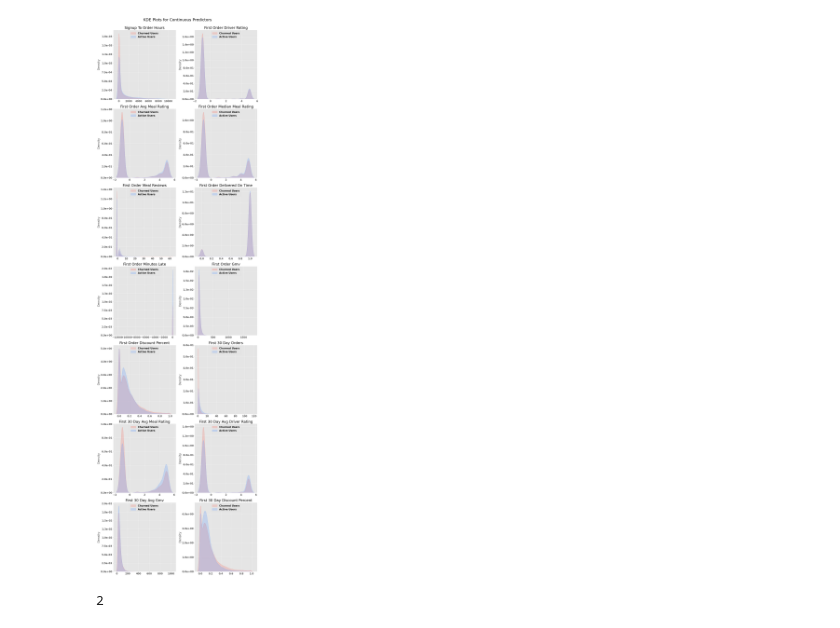
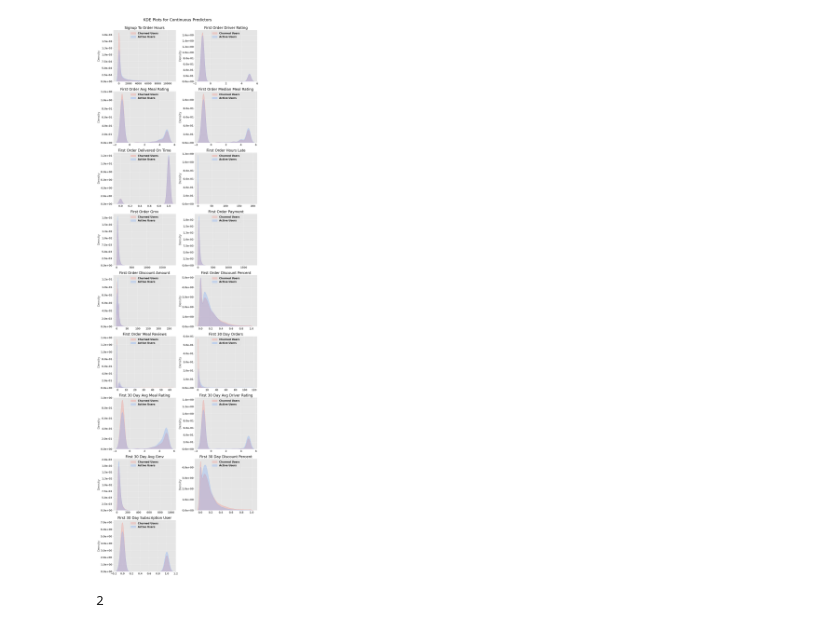
Before and after one commit to joesanfilippo/food_delivery_churn, a Jupyter notebook: notebooks/eda_notebook.ipynb, the cells around one changed output. Cells and saved outputs as stored; diff of their text form; code cells hidden in the pictures.

```diff
--- a/notebooks/eda_notebook.ipynb
+++ b/notebooks/eda_notebook.ipynb
@@ -139,40 +118,29 @@ Name: signup_to_order_hours, Length: 39943, dtype: float64
 # %%
-kde_data = churn_df[['signup_to_order_hours'
-                     , 'first_order_driver_rating'
-                     , 'first_order_avg_meal_rating'
-                     , 'first_order_median_meal_rating'
-                     , 'first_order_meal_reviews'
-                     , 'first_order_delivered_on_time'
-                     , 'first_order_minutes_late'
-                     , 'first_order_gmv'
-                     , 'first_order_discount_percent'
-                     , 'first_30_day_orders'
-                     , 'first_30_day_avg_meal_rating'
-                     , 'first_30_day_avg_driver_rating'
-                     , 'first_30_day_avg_gmv'
-                     , 'first_30_day_discount_percent'
-                     , 'churned_user']]
+kde_data = churn_df.select_dtypes(include=[np.number, 'boolean']).drop('user_id', axis=1)
 kde_cols = kde_data.iloc[:,:kde_data.shape[1] - 1].columns.to_list()
 # %%
 fig, axs = plt.subplots(nrows=np.ceil(len(kde_cols)/2).astype(int), ncols=2, figsize=(15,50))
 
 for col, ax in zip(kde_cols[:len(kde_cols)], axs.flatten()):
 
     churn = kde_data[kde_data.churned_user == True]
     active = kde_data[kde_data.churned_user == False]
 
     sns.kdeplot(churn[col], fill=True, bw_method=0.1, color='#F8766D', label='Churned Users', ax=ax)
     sns.kdeplot(active[col], fill=True, bw_method=0.1, color='#619CFF', label='Active Users', ax=ax)
     ax.set_xlabel('')
     ax.yaxis.set_major_formatter(StrMethodFormatter('{x:.1e}'))
     ax.set_title(col.replace('_', ' ').title())
     ax.legend(loc='upper center')
 
+if len(kde_cols) % 2 == 1:
+    fig.delaxes(axs[np.ceil(len(kde_cols)/2).astype(int)-1,1])
+
 plt.tight_layout()
 _ = plt.suptitle("KDE Plots for Continuous Predictors",y=1.01, fontsize=25)
-plt.savefig()
+# plt.savefig()
 # %% [output]
-[figure, old version]
+[figure, new version]
 # %%
 categorical_data = churn_df.select_dtypes(include=['object'])
 categorical_data = pd.concat([categorical_data, churn_df.churned_user], axis=1)
```
Also changed, not shown: parts of 11 cells of this notebook, 6 other files.
